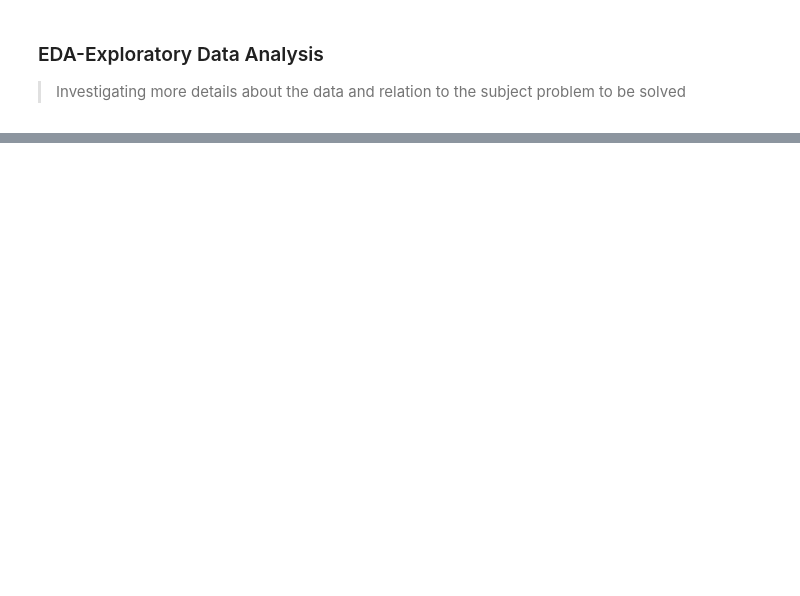
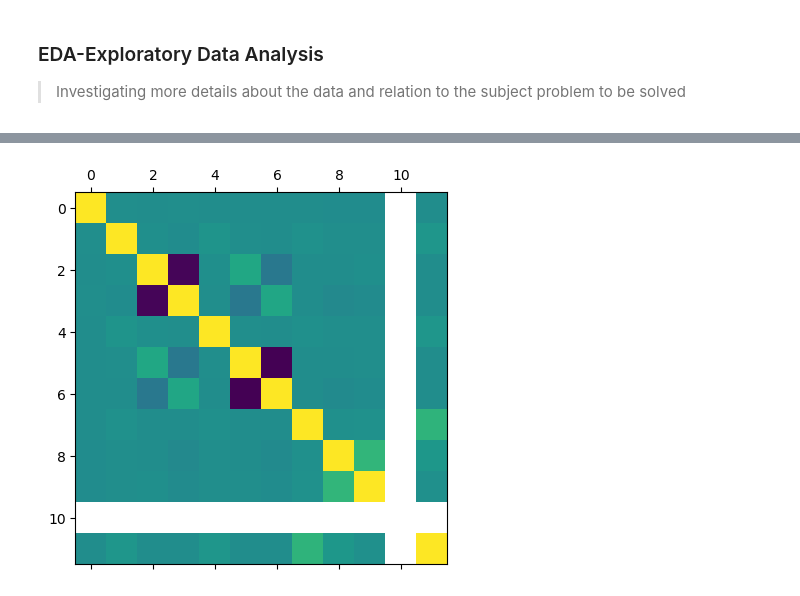
Before and after one commit to simononen/ML_bike_sharing, a Jupyter notebook: EDA_analysis.ipynb, the cells around one changed output, grey strips where cells are left out. Cells and saved outputs as stored; diff of their text form; code cells hidden in the pictures; blank space fills up the shorter version.

```diff
--- a/EDA_analysis.ipynb
+++ b/EDA_analysis.ipynb
@@ -297,0 +531,4 @@ plt.show()
+# %%
+plt.matshow(bike_data.corr());
+# %% [output]
+[figure, added]
```
Also changed, not shown: parts of 115 cells of this notebook.
